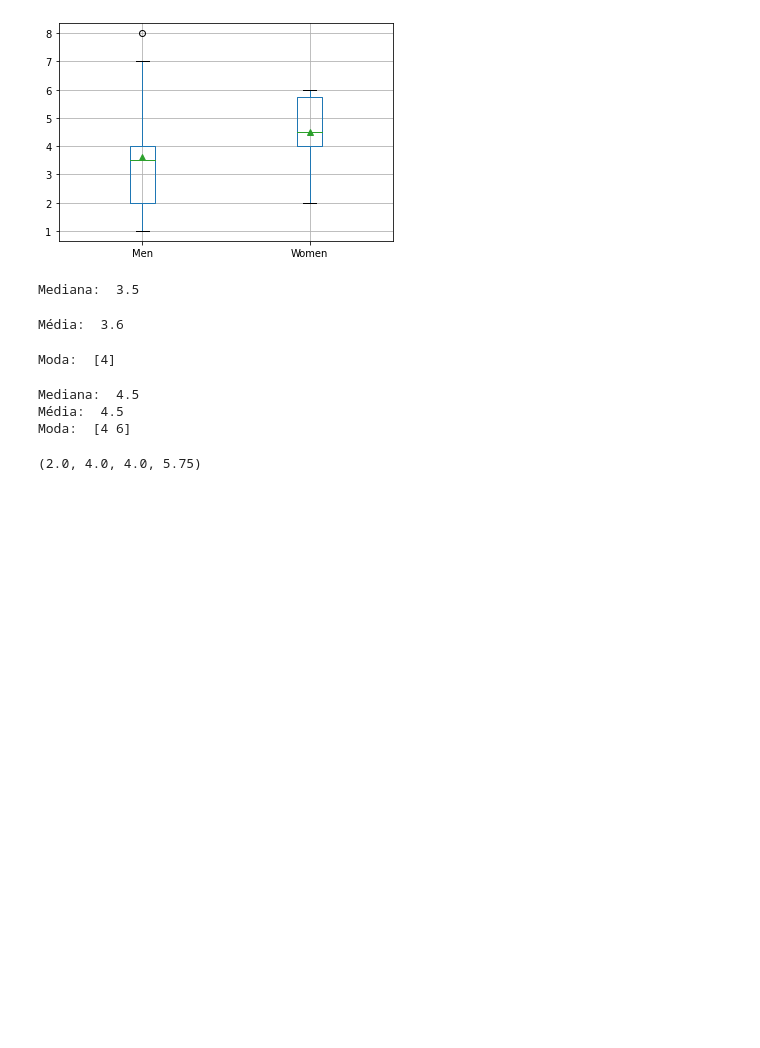
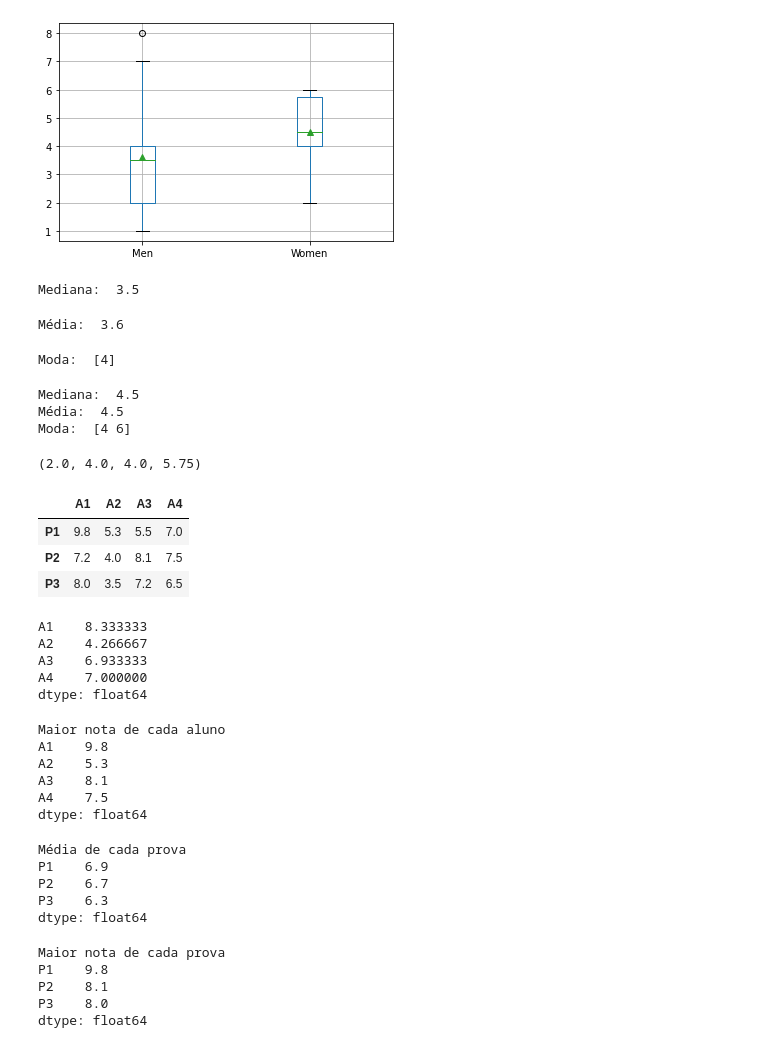
Before and after one commit to JoamirS/pandas-python, a Jupyter notebook: Projeto Bandeiras - UCI.ipynb, the cells around one changed output. Cells and saved outputs as stored; diff of their text form; code cells hidden in the pictures; blank space fills up the shorter version.

```diff
--- a/Projeto Bandeiras - UCI.ipynb
+++ b/Projeto Bandeiras - UCI.ipynb
@@ -240,3 +240,52 @@ q3_women = data_frame_data_box_plot_men_women['Women'].quantile(0.75)
 q1_men, q3_men, q1_women, q3_women
 # %% [output]
 (2.0, 4.0, 4.0, 5.75)
+# %%
+grade_students = pd.DataFrame({"A1": [9.8, 7.2, 8.0],
+                                "A2": [5.3, 4.0, 3.5],
+                                   "A3": [5.5, 8.1, 7.2],
+                                       "A4": [7.0, 7.5, 6.5]},
+                                index=["P1", "P2", "P3"])
+# %%
+grade_students
+# %% [output]
+|  | A1 | A2 | A3 | A4 |
+| P1 | 9.8 | 5.3 | 5.5 | 7.0 |
+| P2 | 7.2 | 4.0 | 8.1 | 7.5 |
+| P3 | 8.0 | 3.5 | 7.2 | 6.5 |
+# %%
+print(grade_students.mean())
+# %% [output]
+A1    8.333333
+A2    4.266667
+A3    6.933333
+A4    7.000000
+dtype: float64
+# %%
+print('Maior nota de cada aluno')
+print(grade_students.max())
+# %% [output]
+Maior nota de cada aluno
+A1    9.8
+A2    5.3
+A3    8.1
+A4    7.5
+dtype: float64
+# %%
+print('Média de cada prova')
+print(grade_students.mean(axis=1))
+# %% [output]
+Média de cada prova
+P1    6.9
+P2    6.7
+P3    6.3
+dtype: float64
+# %%
+print('Maior nota de cada prova')
+print(grade_students.max(axis=1))
+# %% [output]
+Maior nota de cada prova
+P1    9.8
+P2    8.1
+P3    8.0
+dtype: float64
```
